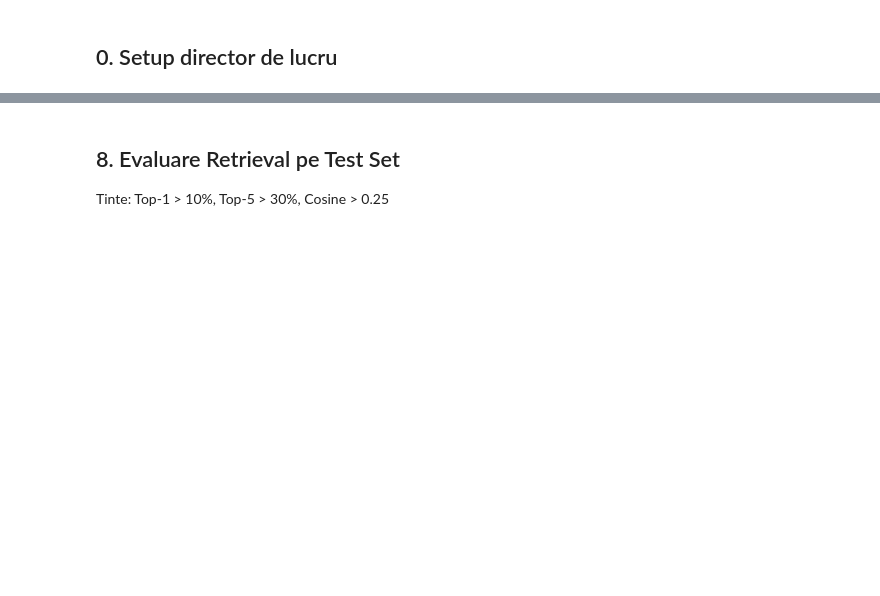
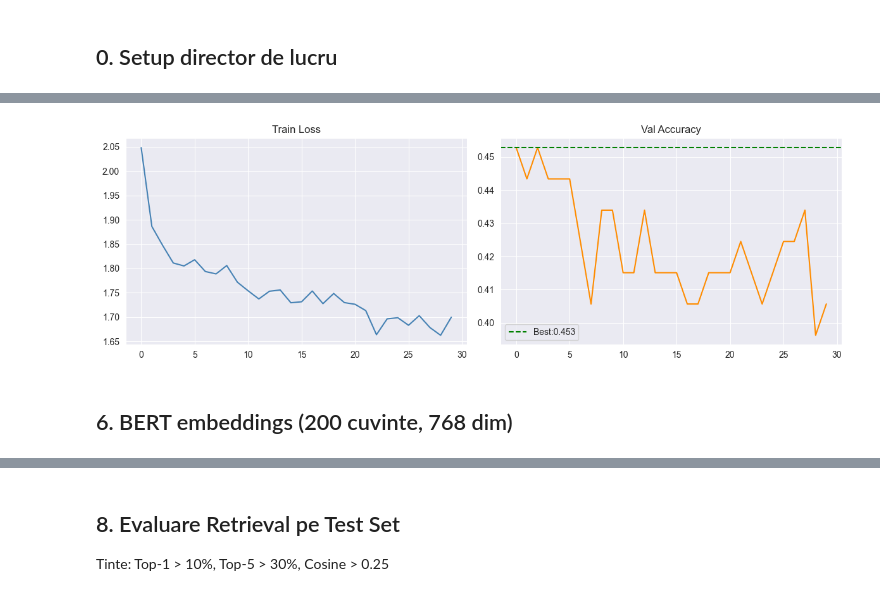
Before and after one commit to AI-EEG-project/EEG-text, a Jupyter notebook: notebooks/Laslo/sapt14-p1-Laslo_eegnet_retrieval.ipynb, the cells around one changed output, grey strips where cells are left out. Saved outputs shown, nothing was run; the diff lists cells and outputs as text; code cells hidden in the pictures; blank space fills up the shorter version.

```diff
--- a/notebooks/Laslo/sapt14-p1-Laslo_eegnet_retrieval.ipynb
+++ b/notebooks/Laslo/sapt14-p1-Laslo_eegnet_retrieval.ipynb
@@ -518,0 +143,18 @@ plt.show()
+# %%
+import torch, torch.nn as nn
+from torch.utils.data import DataLoader, TensorDataset
+device=torch.device('cuda' if torch.cuda.is_available() else 'cpu'); print('Device:',device)
+N_CLS=len(pos_u)
+class EEGNetWithEmbedding(nn.Module):
+    def __init__(self,nc=105,nt=500,F1=8,D=2,F2=16,kl=64,ed=128,nc2=N_CLS,dp=0.5):
+        super().__init__()
+        self.block1=nn.Sequential(nn.Conv2d(1,F1,(1,kl),padding=(0,kl//2),bias=False),nn.BatchNorm2d(F1),nn.Conv2d(F1,F1*D,(nc,1),groups=F1,bias=False),nn.BatchNorm2d(F1*D),nn.ELU(),nn.AvgPool2d((1,4)),nn.Dropout(dp))
+        self.block2=nn.Sequential(nn.Conv2d(F1*D,F1*D,(1,16),padding=(0,8),groups=F1*D,bias=False),nn.Conv2d(F1*D,F2,(1,1),bias=False),nn.BatchNorm2d(F2),nn.ELU(),nn.AvgPool2d((1,8)),nn.Dropout(dp))
+        with torch.no_grad(): fd=self.block2(self.block1(torch.zeros(1,1,nc,nt))).flatten(1).shape[-1]
+        print(f'Flatten dim: {fd}')
+        self.emb=nn.Linear(fd,ed); self.drop=nn.Dropout(dp); self.cls=nn.Linear(ed,nc2)
+    def forward(self,x,return_embedding=False):
+        f=self.block2(self.block1(x)).flatten(1); e=self.emb(f)
+        return e if return_embedding else self.cls(self.drop(e))
+model=EEGNetWithEmbedding().to(device)
+print(f'Parametri: {sum(p.numel() for p in model.parameters()):,}')
@@ -518,0 +165,20 @@ plt.show()
+# %%
+trl=DataLoader(TensorDataset(torch.tensor(X_tr[:,np.newaxis,:,:],dtype=torch.float32),torch.tensor(y_tr,dtype=torch.long)),batch_size=32,shuffle=True,drop_last=True)
+vl_=DataLoader(TensorDataset(torch.tensor(X_v[:,np.newaxis,:,:],dtype=torch.float32),torch.tensor(y_v,dtype=torch.long)),batch_size=32)
+opt=torch.optim.Adam(model.parameters(),lr=1e-3,weight_decay=1e-4)
+sch=torch.optim.lr_scheduler.StepLR(opt,step_size=10,gamma=0.5)
+crit=nn.CrossEntropyLoss(); NE=30; bva=0.; tlos,vaccs=[],[]
+for ep in range(NE):
+    model.train(); tl,tc,tt=0,0,0
+    for xb,yb in trl:
+        xb,yb=xb.to(device),yb.to(device); opt.zero_grad()
+        lg=model(xb); lo=crit(lg,yb); lo.backward(); opt.step()
+        tl+=lo.item()*xb.size(0); tc+=(lg.argmax(1)==yb).sum().item(); tt+=xb.size(0)
+    model.eval(); vc,vt=0,0
+    with torch.no_grad():
+        for xb,yb in vl_:
+            xb,yb=xb.to(device),yb.to(device); vc+=(model(xb).argmax(1)==yb).sum().item(); vt+=xb.size(0)
+    el=tl/max(tt,1); va=vc/max(vt,1); tlos.append(el); vaccs.append(va); sch.step()
+    if (ep+1)%5==0 or va>bva: print(f'Ep {ep+1:02d}/{NE} | Loss:{el:.4f} | ValAcc:{va:.3f}')
+    if va>bva: bva=va; torch.save(model.state_dict(),'app/models/eegnet_model.pt'); print(f'  -> salvat val={va:.3f}')
+print('Best val acc:',round(bva,3))
@@ -518,0 +195,10 @@ plt.show()
+# %%
+fig,axes=plt.subplots(1,2,figsize=(12,4))
+axes[0].plot(tlos,color='steelblue'); axes[0].set_title('Train Loss')
+axes[1].plot(vaccs,color='darkorange'); axes[1].axhline(bva,color='green',ls='--',label=f'Best:{bva:.3f}')
+axes[1].set_title('Val Accuracy'); axes[1].legend()
+plt.tight_layout(); plt.savefig('notebooks/Laslo/loss_curves.png',dpi=150,bbox_inches='tight'); plt.show()
+# %% [output]
+[figure, added]
+# %% [markdown]
+## 6. BERT embeddings (200 cuvinte, 768 dim)
```
Also changed, not shown: parts of 44 cells of this notebook, 9 other files.
